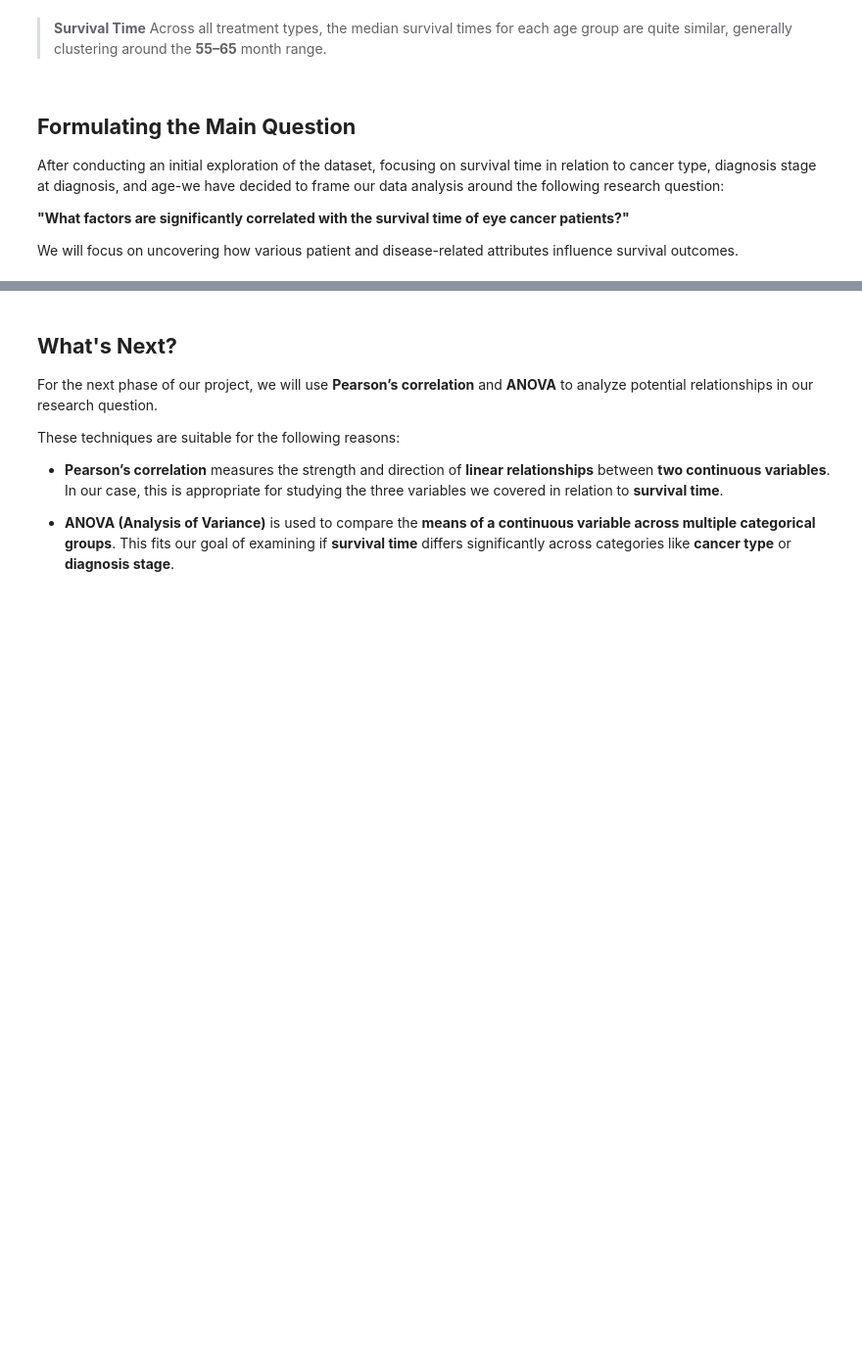
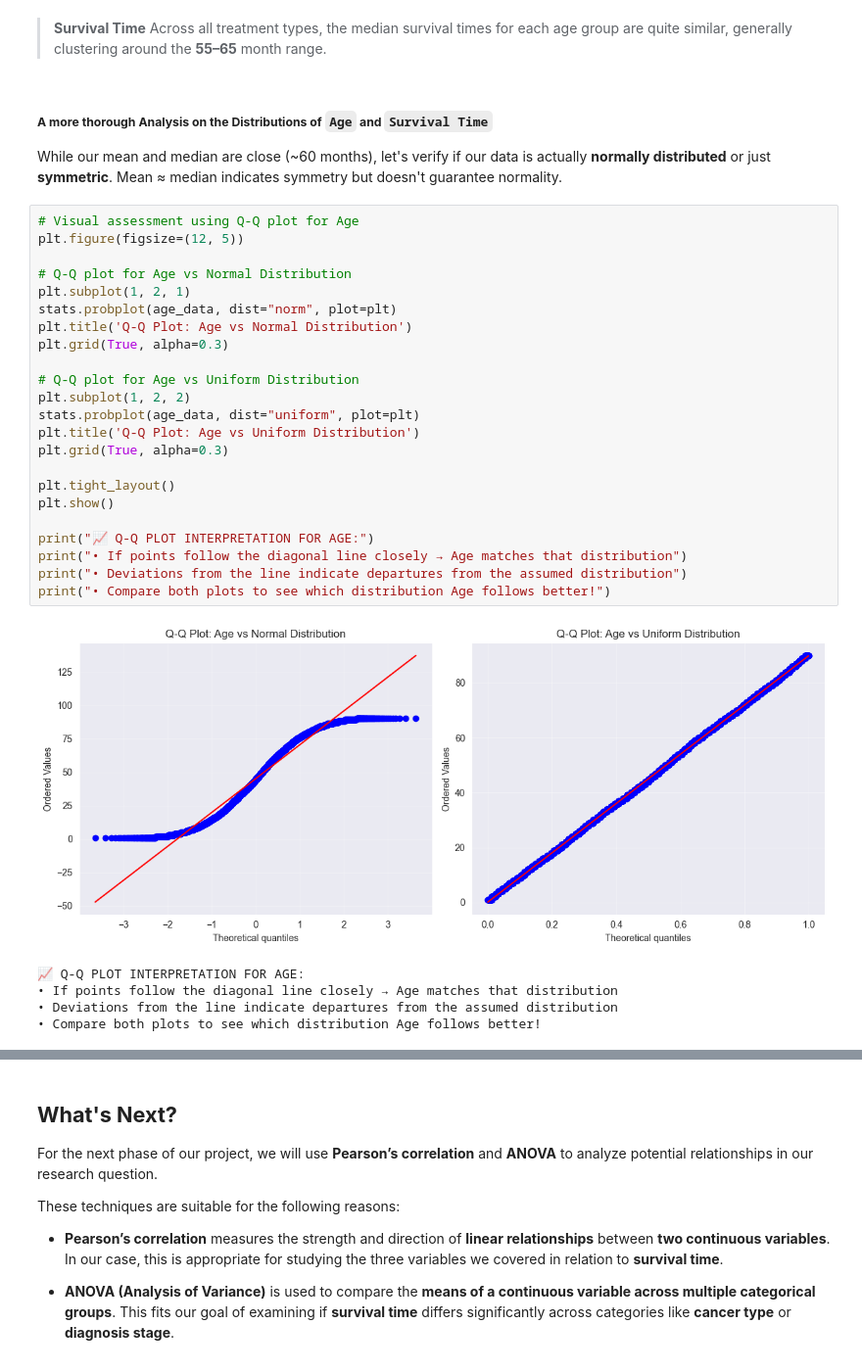
Before and after one commit to Kamote35/CSMODEL-S20-pandas-Salle-, a Jupyter notebook: [CSMODEL]Pandas_Salle_PHASE1.ipynb, the cells around one changed output, grey strips where cells are left out. Shown: that part at 98% size. Drawn from its saved outputs; the diff is of its cells as text; blank space fills up the shorter version.

Commit message:
added EDA3 statistical inference and more exploratory data analysis

```diff
--- a/[CSMODEL]Pandas_Salle_PHASE1.ipynb
+++ b/[CSMODEL]Pandas_Salle_PHASE1.ipynb
@@ -601,11 +605,36 @@ plt.show()
 [figure]
 # %% [markdown]
 > **Survival Time** Across all treatment types, the median survival times for each age group are quite similar, generally clustering around the **55–65** month range.
-# %% [markdown]
-## **Formulating the Main Question**
-
-After conducting an initial exploration of the dataset, focusing on survival time in relation to cancer type, diagnosis stage at diagnosis, and age-we have decided to frame our data analysis around the following research question:
-
-**"What factors are significantly correlated with the survival time of eye cancer patients?"**
-
-We will focus on uncovering how various patient and disease-related attributes influence survival outcomes.
+# %% [markdown]
+##### **A more thorough Analysis on the Distributions of `Age` and `Survival Time`**
+
+While our mean and median are close (~60 months), let's verify if our data is actually **normally distributed** or just **symmetric**. Mean ≈ median indicates symmetry but doesn't guarantee normality.
+# %%
+# Visual assessment using Q-Q plot for Age
+plt.figure(figsize=(12, 5))
+
+# Q-Q plot for Age vs Normal Distribution
+plt.subplot(1, 2, 1)
+stats.probplot(age_data, dist="norm", plot=plt)
+plt.title('Q-Q Plot: Age vs Normal Distribution')
+plt.grid(True, alpha=0.3)
+
+# Q-Q plot for Age vs Uniform Distribution
+plt.subplot(1, 2, 2)
+stats.probplot(age_data, dist="uniform", plot=plt)
+plt.title('Q-Q Plot: Age vs Uniform Distribution')
+plt.grid(True, alpha=0.3)
+
+plt.tight_layout()
+plt.show()
+
+print("📈 Q-Q PLOT INTERPRETATION FOR AGE:")
+print("• If points follow the diagonal line closely → Age matches that distribution")
+print("• Deviations from the line indicate departures from the assumed distribution")
+print("• Compare both plots to see which distribution Age follows better!")
+# %% [output]
+[figure, added]
+📈 Q-Q PLOT INTERPRETATION FOR AGE:
+• If points follow the diagonal line closely → Age matches that distribution
+• Deviations from the line indicate departures from the assumed distribution
+• Compare both plots to see which distribution Age follows better!
```
Also changed, not shown: parts of 13 cells of this notebook.
